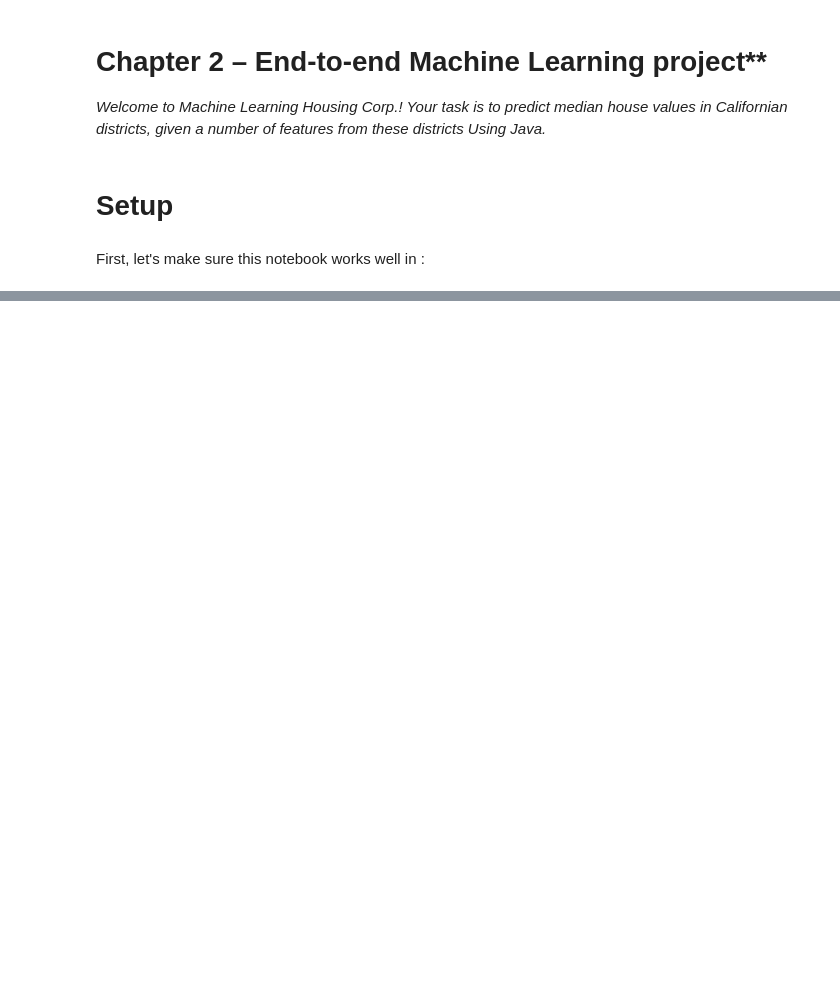
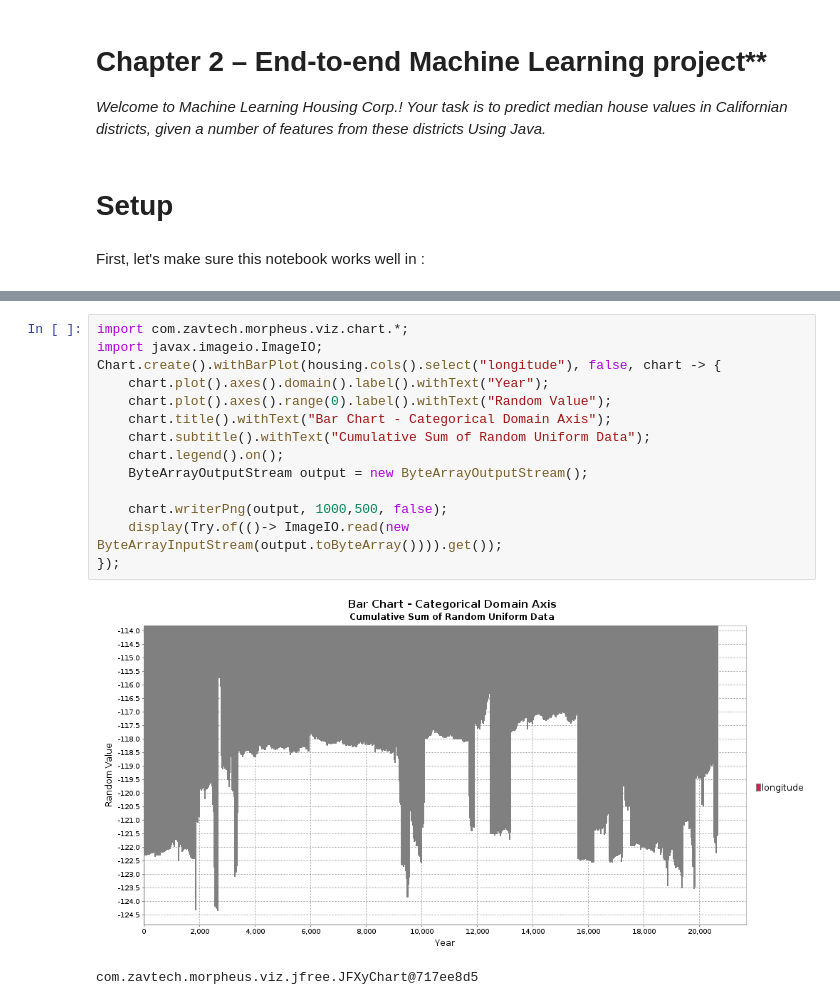
Before and after one commit to kiamesdavies/java-handson-ml, a Jupyter notebook: 02_end_to_end_machine_learning_project.ipynb, the cells around one changed output, grey strips where cells are left out. Drawn from its saved outputs; the diff is of its cells as text; blank space fills up the shorter version.

```diff
--- a/02_end_to_end_machine_learning_project.ipynb
+++ b/02_end_to_end_machine_learning_project.ipynb
@@ -76,0 +148,17 @@ void fetch_housing_data(String housingUrl,File housingPath){
+# %%
+import com.zavtech.morpheus.viz.chart.*;
+import javax.imageio.ImageIO;
+Chart.create().withBarPlot(housing.cols().select("longitude"), false, chart -> {
+    chart.plot().axes().domain().label().withText("Year");
+    chart.plot().axes().range(0).label().withText("Random Value");
+    chart.title().withText("Bar Chart - Categorical Domain Axis");
+    chart.subtitle().withText("Cumulative Sum of Random Uniform Data");
+    chart.legend().on();
+    ByteArrayOutputStream output = new ByteArrayOutputStream();
+
+    chart.writerPng(output, 1000,500, false);
+    display(Try.of(()-> ImageIO.read(new ByteArrayInputStream(output.toByteArray()))).get());
+});
+# %% [output]
+[figure, added]
+com.zavtech.morpheus.viz.jfree.JFXyChart@717ee8d5
```
Also changed, not shown: parts of 8 cells of this notebook, 3 other files.
